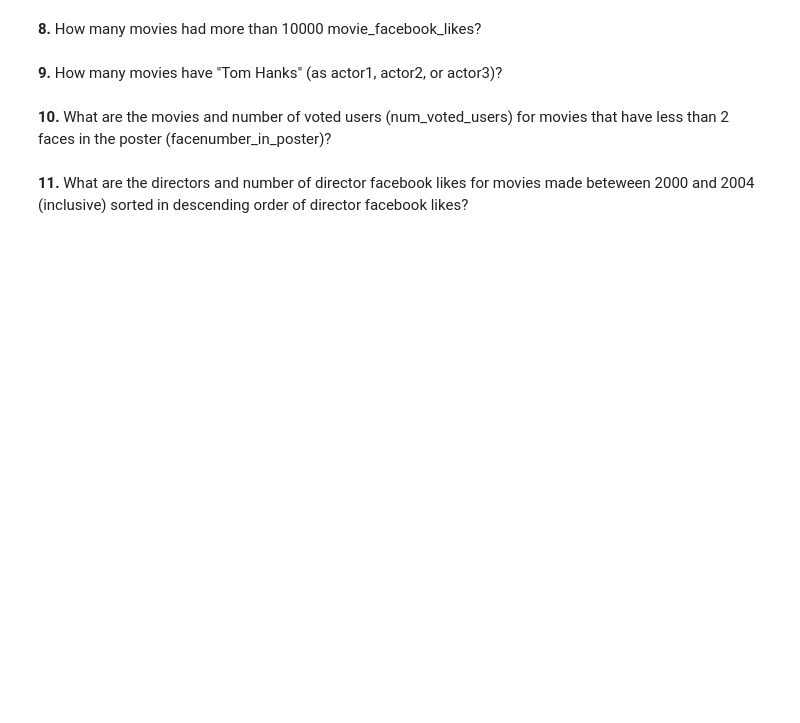
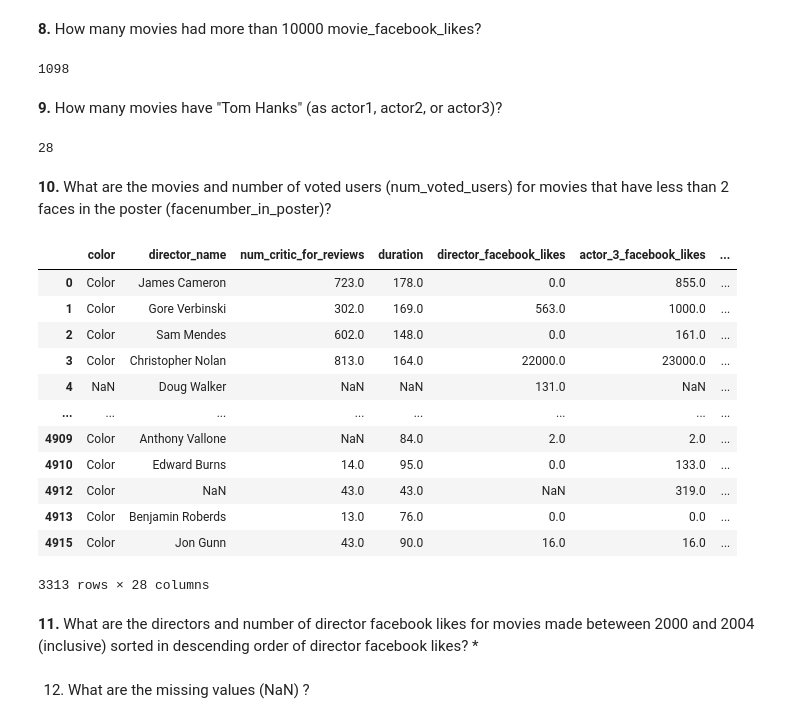
Before and after one commit to tuckerbrown5/CIS277-FA22-Lab1, a Jupyter notebook: Lab1.ipynb, the cells around one changed output. Saved outputs shown, nothing was run; the diff lists cells and outputs as text; code cells hidden in the pictures; blank space fills up the shorter version.

```diff
--- a/Lab1.ipynb
+++ b/Lab1.ipynb
@@ -26,9 +75,41 @@ movies_df
 # %% [markdown]
 **8.** How many movies had more than 10000 movie_facebook_likes?
+# %%
+jynx = movies_df.movie_facebook_likes >= 10000
+jynx.sum()
+# %% [output]
+1098
 # %% [markdown]
 
 **9.** How many movies have "Tom Hanks" (as actor1, actor2, or actor3)?
+# %%
+jynx = ((movies_df.actor_1_name == "Tom Hanks") |
+(movies_df.actor_2_name == "Tom Hanks") |
+(movies_df.actor_2_name == "Tom Hanks")).sum()
+jynx
+# %% [output]
+28
 # %% [markdown]
 **10.**  What are the movies and number of voted users (num_voted_users) for movies that have less than 2 faces in the poster (facenumber_in_poster)?
+# %%
+poster = movies_df[movies_df['facenumber_in_poster'] < 2]
+poster[['movie_title','num_voted_users','facenumber_in_poster']]
+poster
+# %% [output]
+|  | color | director_name | num_critic_for_reviews | duration | director_facebook_likes | actor_3_facebook_likes | ... |
+| 0 | Color | James Cameron | 723.0 | 178.0 | 0.0 | 855.0 | ... |
+| 1 | Color | Gore Verbinski | 302.0 | 169.0 | 563.0 | 1000.0 | ... |
+| 2 | Color | Sam Mendes | 602.0 | 148.0 | 0.0 | 161.0 | ... |
+| 3 | Color | Christopher Nolan | 813.0 | 164.0 | 22000.0 | 23000.0 | ... |
+| 4 | NaN | Doug Walker | NaN | NaN | 131.0 | NaN | ... |
+| ... | ... | ... | ... | ... | ... | ... | ... |
+| 4909 | Color | Anthony Vallone | NaN | 84.0 | 2.0 | 2.0 | ... |
+| 4910 | Color | Edward Burns | 14.0 | 95.0 | 0.0 | 133.0 | ... |
+| 4912 | Color | NaN | 43.0 | 43.0 | NaN | 319.0 | ... |
+| 4913 | Color | Benjamin Roberds | 13.0 | 76.0 | 0.0 | 0.0 | ... |
+| 4915 | Color | Jon Gunn | 43.0 | 90.0 | 16.0 | 16.0 | ... |
+3313 rows × 28 columns
 # %% [markdown]
-**11.** What are the directors and number of director facebook likes for movies made beteween 2000 and 2004 (inclusive) sorted in descending order of director facebook likes?
+**11.** What are the directors and number of director facebook likes for movies made beteween 2000 and 2004 (inclusive) sorted in descending order of director facebook likes? *
+# %% [markdown]
+12. What are the missing values (NaN) ?
```
Also changed, not shown: parts of 11 cells of this notebook.
